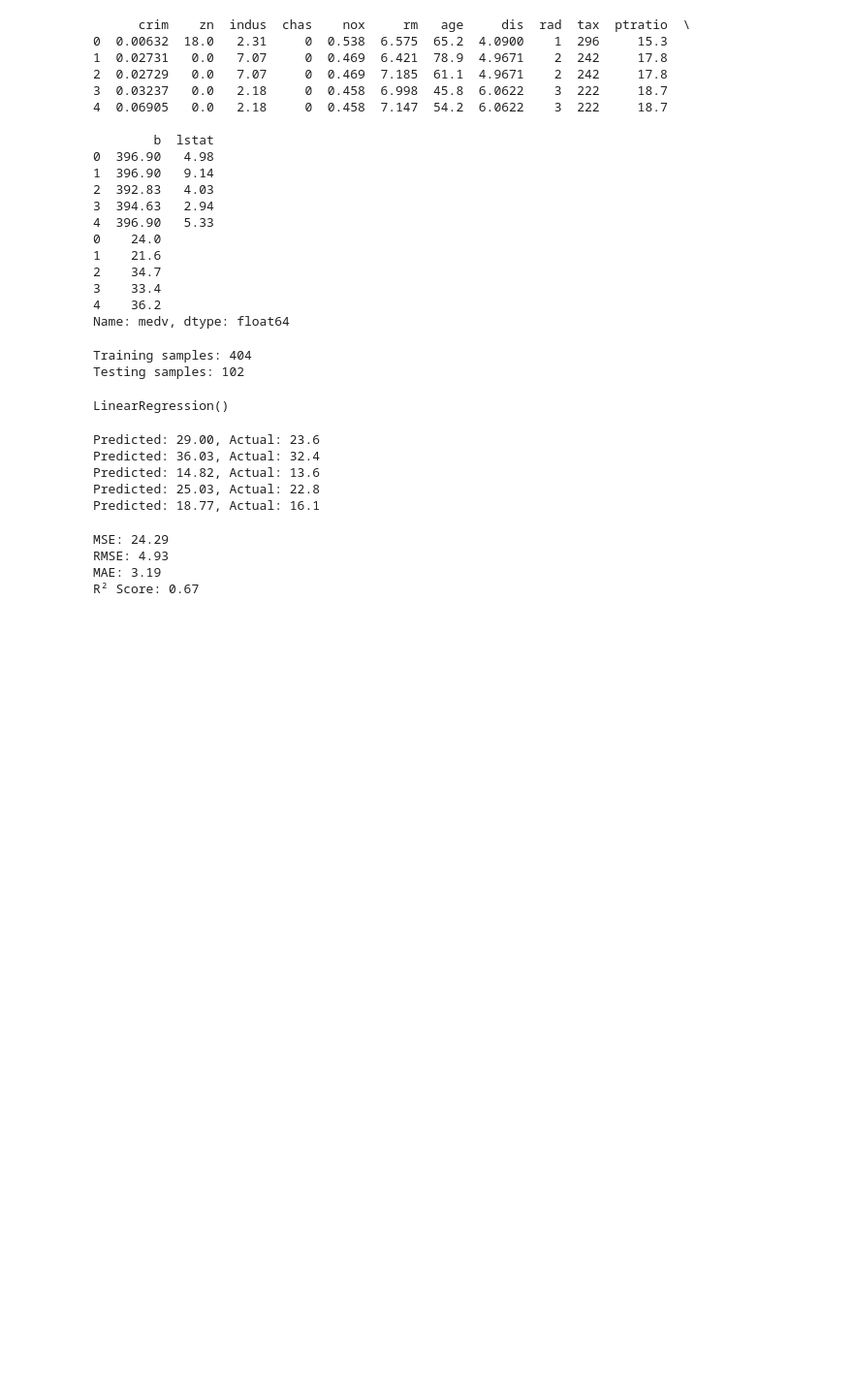
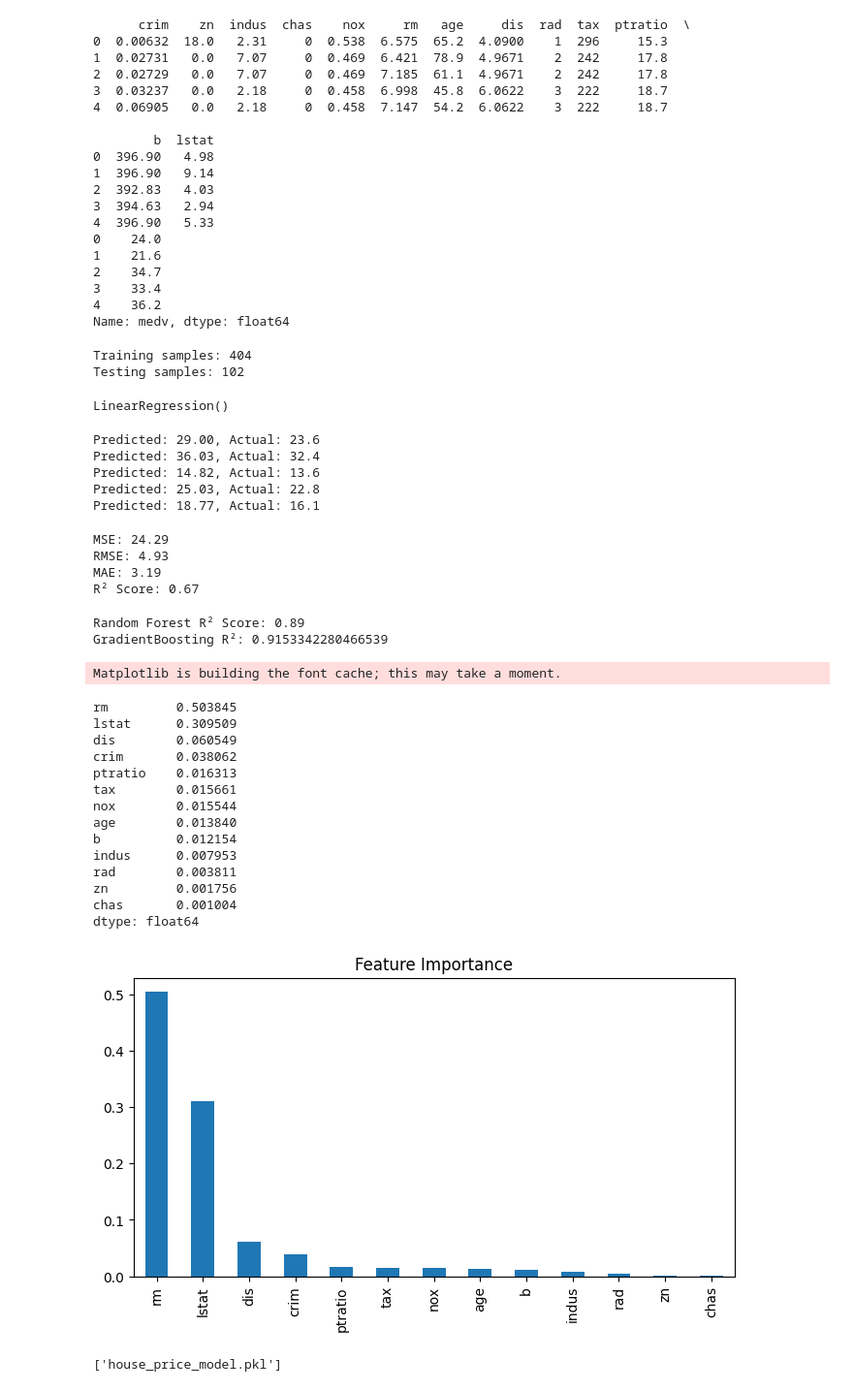
Before and after one commit to Nikson1122/housepriceprediction, a Jupyter notebook: notebooks/a.ipynb, the cells around one changed output. Shown: that part at 97% size. Cells and saved outputs as stored; diff of their text form; code cells hidden in the pictures; blank space fills up the shorter version.

Commit message:
model is trained now

```diff
--- a/notebooks/a.ipynb
+++ b/notebooks/a.ipynb
@@ -122,3 +122,51 @@ from sklearn.model_selection import train_test_split
 from sklearn.metrics import r2_score
 
 rf_model = RandomForestRegressor(n_estimators= 100, random_state=42)
+rf_model.fit(X_train, y_train)
+rf_pred = rf_model.predict(X_test)
+
+print(f"Random Forest R² Score: {r2_score(y_test, rf_pred):.2f}")
+
+gb_model = GradientBoostingRegressor(random_state=42)
+gb_model.fit(X_train, y_train)
+gb_pred = gb_model.predict(X_test)
+
+print("GradientBoosting R²:", r2_score(y_test, gb_pred))
+# %% [output]
+Random Forest R² Score: 0.89
+GradientBoosting R²: 0.9153342280466539
+# %%
+import pandas as pd
+import matplotlib.pyplot as plt
+
+importances = rf_model.feature_importances_
+feat_imp = pd.Series(importances, index=x.columns).sort_values(ascending=False)
+
+print(feat_imp)
+
+feat_imp.plot(kind='bar', figsize=(8, 4))
+
+plt.title("Feature Importance")
+plt.show()
+# %% [output]
+Matplotlib is building the font cache; this may take a moment.
+rm         0.503845
+lstat      0.309509
+dis        0.060549
+crim       0.038062
+ptratio    0.016313
+tax        0.015661
+nox        0.015544
+age        0.013840
+b          0.012154
+indus      0.007953
+rad        0.003811
+zn         0.001756
+chas       0.001004
+dtype: float64
+[figure, added]
+# %%
+import joblib
+joblib.dump(rf_model, "house_price_model.pkl")
+# %% [output]
+['house_price_model.pkl']
```
Also changed, not shown: 1 other file.
